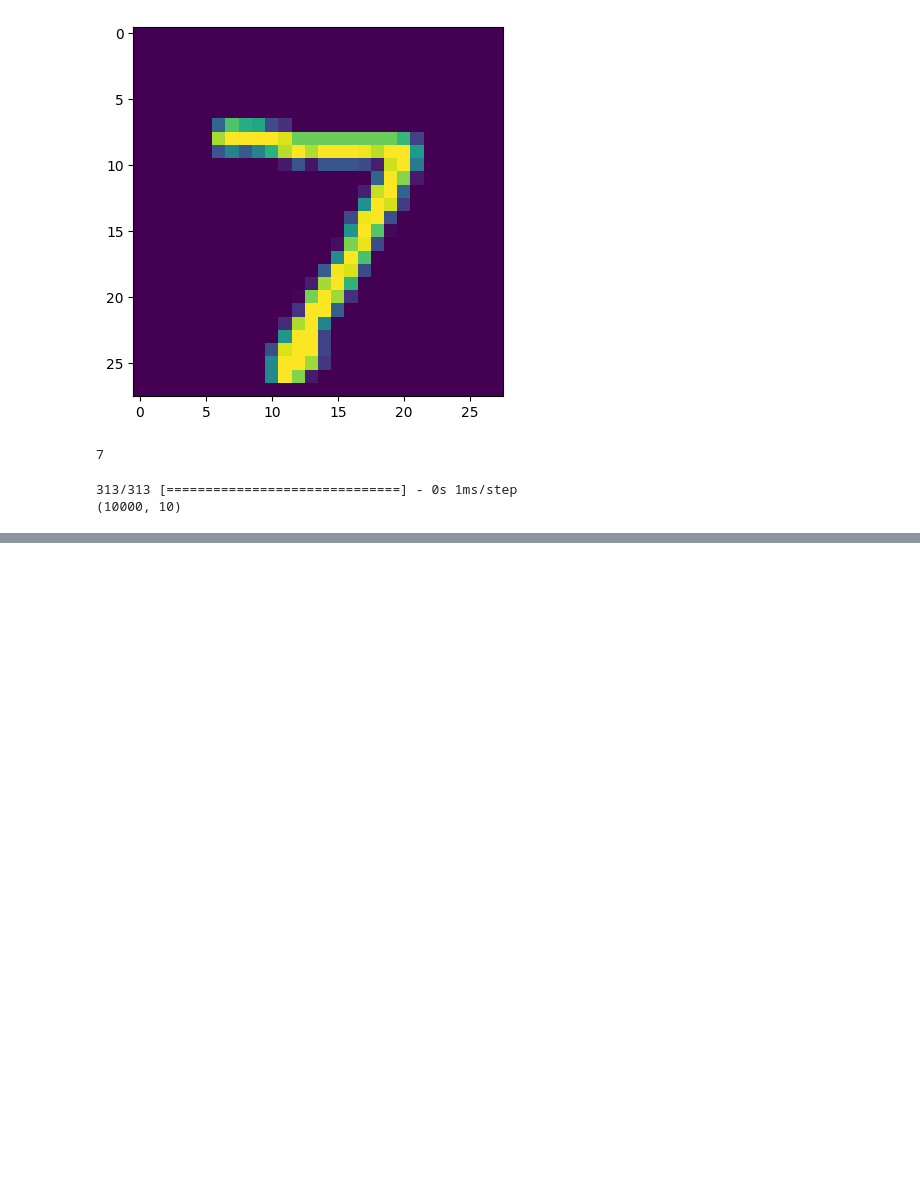
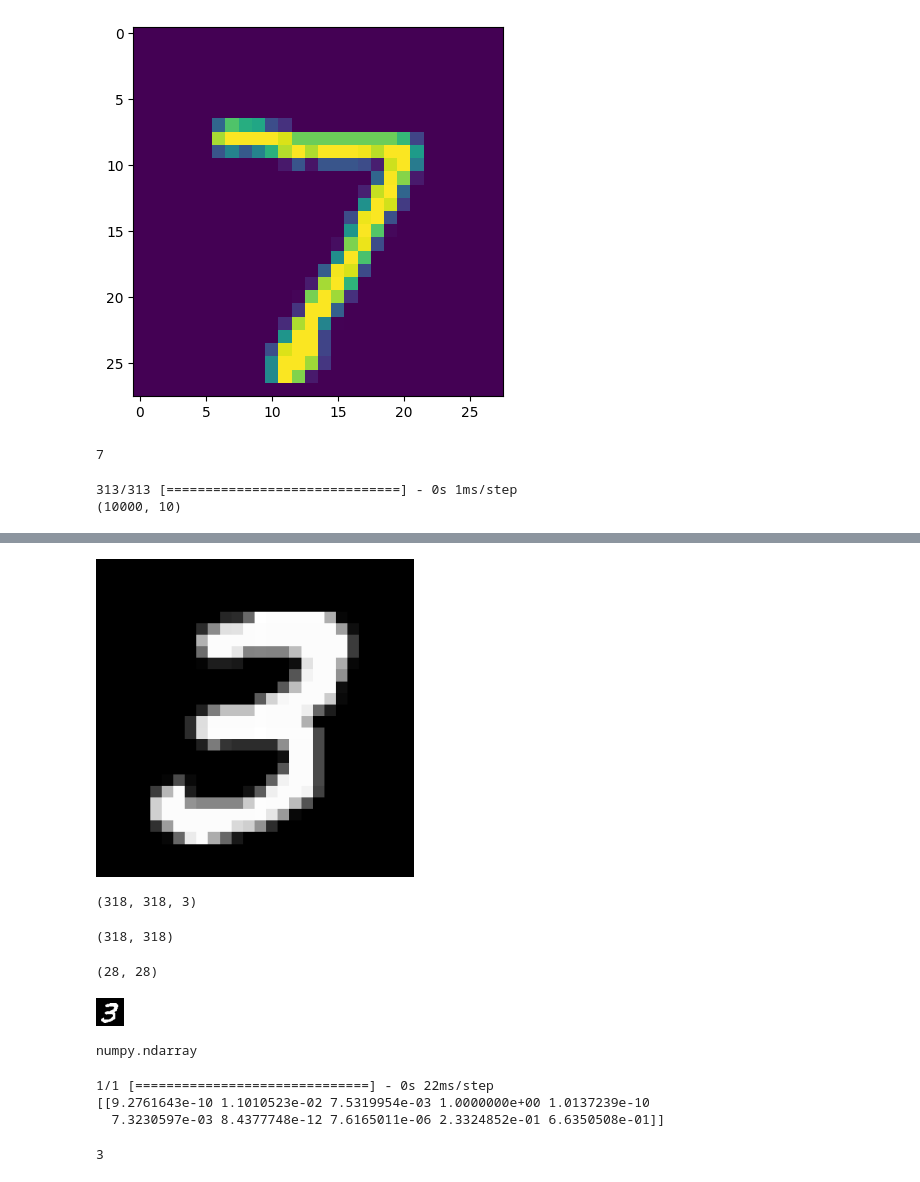
Before and after one commit to gaciuki2402/Deep_Learning_Project, a Jupyter notebook: MNIST_Handwritten_Digit_Classification_using_Deep_Learning(Neural_Network).ipynb, the cells around one changed output, grey strips where cells are left out. Drawn from its saved outputs; the diff is of its cells as text; code cells hidden in the pictures; blank space fills up the shorter version.

```diff
--- a/MNIST_Handwritten_Digit_Classification_using_Deep_Learning(Neural_Network).ipynb
+++ b/MNIST_Handwritten_Digit_Classification_using_Deep_Learning(Neural_Network).ipynb
@@ -222,0 +284,8 @@ print(label_for_first_test_image)
+# %%
+cv2_imshow(input_image)
+# %% [output]
+[figure, added]
+# %%
+input_image.shape
+# %% [output]
+(318, 318, 3)
@@ -222,0 +294,4 @@ print(label_for_first_test_image)
+# %%
+grayscale.shape
+# %% [output]
+(318, 318)
@@ -222,0 +300,13 @@ print(label_for_first_test_image)
+# %%
+input_image_resize.shape
+# %% [output]
+(28, 28)
+# %%
+cv2_imshow(input_image_resize)
+# %% [output]
+[figure, added]
+# %%
+input_image_resize = input_image_resize/255
+type(input_image_resize)
+# %% [output]
+numpy.ndarray
@@ -222,0 +315,12 @@ print(label_for_first_test_image)
+# %%
+input_prediction = model.predict(image_reshaped)
+print(input_prediction)
+# %% [output]
+1/1 [==============================] - 0s 22ms/step
+[[9.2761643e-10 1.1010523e-02 7.5319954e-03 1.0000000e+00 1.0137239e-10
+  7.3230597e-03 8.4377748e-12 7.6165011e-06 2.3324852e-01 6.6350508e-01]]
+# %%
+input_pred_label = np.argmax(input_prediction)
+print(input_pred_label)
+# %% [output]
+3
```
Also changed, not shown: parts of 17 cells of this notebook.
